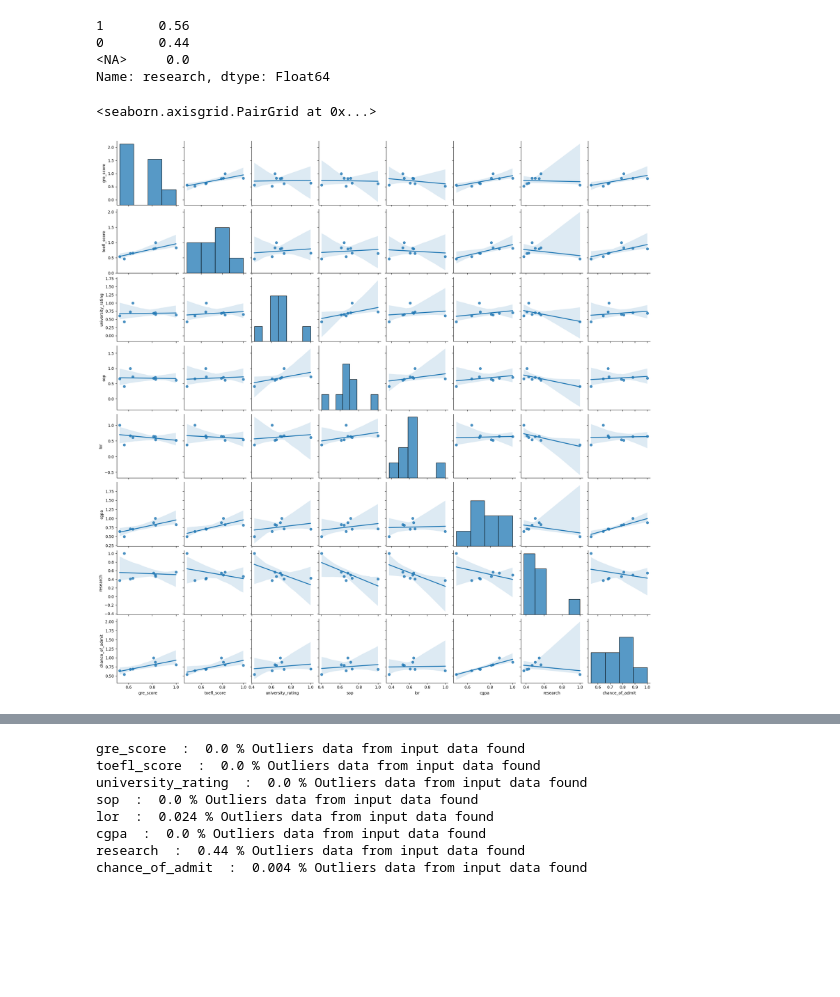
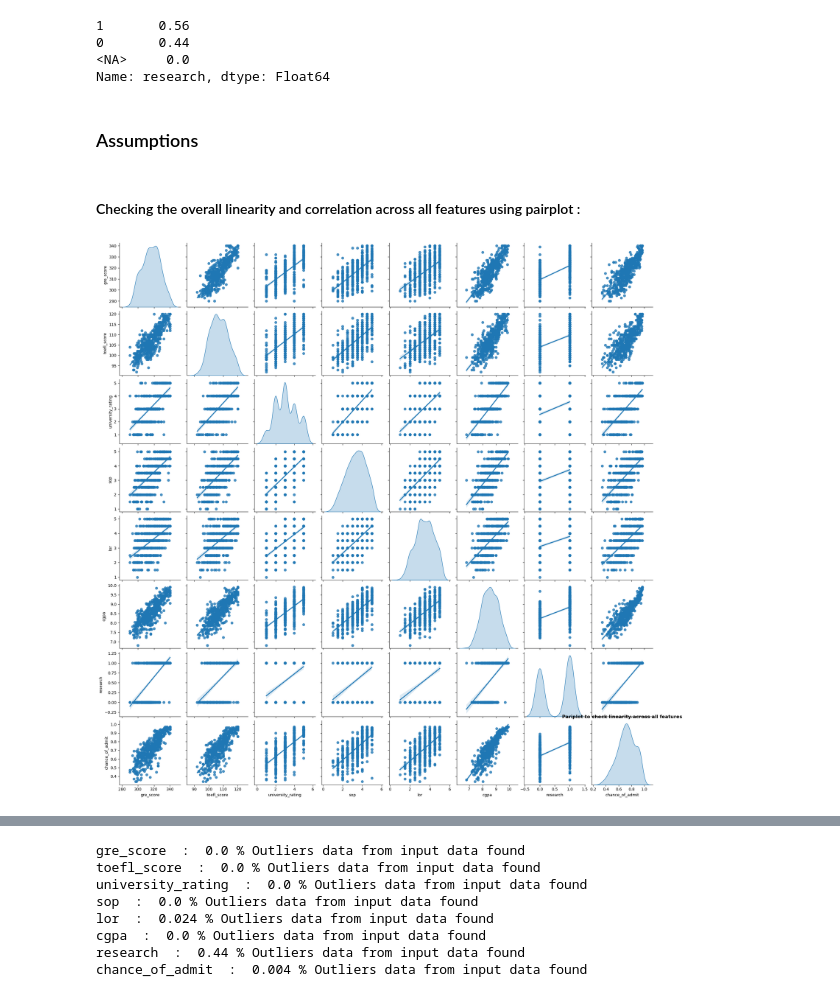
Before and after one commit to mayankjain281/ML_Supervised_Regression, a Jupyter notebook: Jamboree_Admission_Probability_Predictor/Jamboree_Admission_Probability_Predictor.ipynb, the cells around one changed output, grey strips where cells are left out. Cells and saved outputs as stored; diff of their text form; code cells hidden in the pictures; blank space fills up the shorter version.

```diff
--- a/Jamboree_Admission_Probability_Predictor/Jamboree_Admission_Probability_Predictor.ipynb
+++ b/Jamboree_Admission_Probability_Predictor/Jamboree_Admission_Probability_Predictor.ipynb
@@ -152,8 +168,3 @@ Name: research, dtype: Float64
 
 # # Apply the function
 # df = impute_missing_values(df)
-# %%
-sns.pairplot(df.corr(),kind= 'reg')
-# %% [output]
-<seaborn.axisgrid.PairGrid at 0x...>
-[figure, removed]
@@ -162,0 +171,14 @@ sns.heatmap(df.corr(),annot=True,cmap = "Blues")
+# %% [markdown]
+### Assumptions
+# %% [markdown]
+#### Checking the overall linearity and correlation across all features using pairplot :
+# %%
+import matplotlib.pyplot as plt
+import seaborn as sns
+# numeric_df = df.select_dtypes(include=['number'])
+# plt.figure(figsize = (8,8))
+sns.pairplot(df, kind="reg", diag_kind="kde")  # or diag_kind="hist"
+plt.title(f"Pariplot to check linearity across all features", fontweight = 'bold')
+plt.show()
+# %% [output]
+[figure, added]
```
Also changed, not shown: parts of 39 cells of this notebook.
